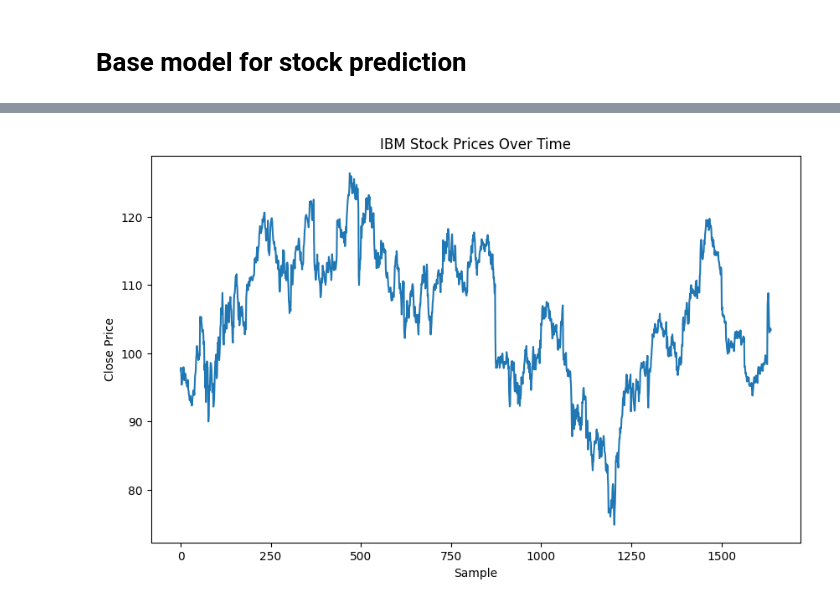
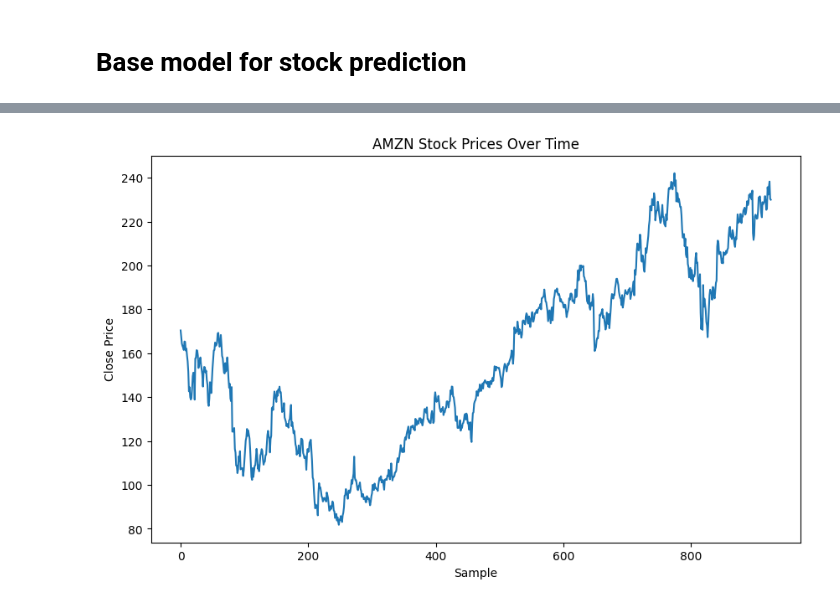
Before and after one commit to EmD4blju/kalman_stock_prediction, a Jupyter notebook: src/app/base_model.ipynb, the cells around one changed output, grey strips where cells are left out. Drawn from its saved outputs; the diff is of its cells as text; code cells hidden in the pictures.

```diff
--- a/src/app/base_model.ipynb
+++ b/src/app/base_model.ipynb
@@ -17,7 +17,7 @@ AMZN_periodic_data = data_repository.get_dataframes()['AMZN']
 
 plt.figure(figsize=(10, 6))
 sns.lineplot(data=AMZN_periodic_data, x=range(len(AMZN_periodic_data)), y='Close')
-plt.title('IBM Stock Prices Over Time')
+plt.title('AMZN Stock Prices Over Time')
 plt.xlabel('Sample')
 plt.ylabel('Close Price')
 plt.show()
@@ -29,4 +29,4 @@ plt.show()
-[figure, old version]
+[figure, new version]
 # %%
 from core.data_preparator import DataPreparator
 
```
Also changed, not shown: parts of 11 cells of this notebook, 2 other files.
